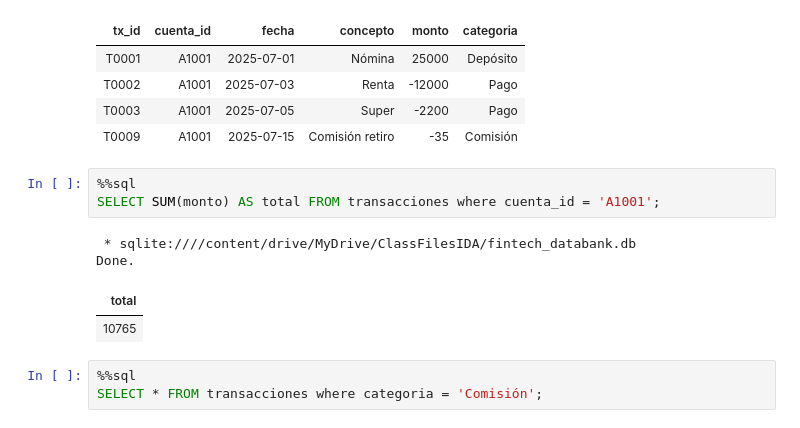
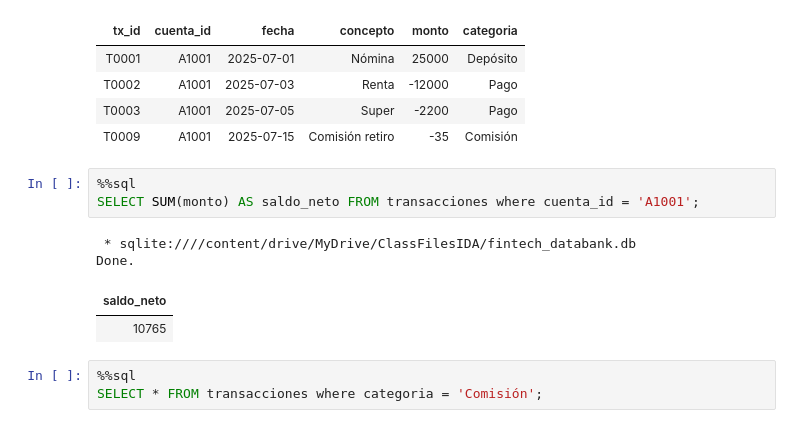
Before and after one commit to MaggieHDez/ClassFiles, a Jupyter notebook: Practica_SQL_Fintech_Vacio_DML.ipynb, the cells around one changed output. Drawn from its saved outputs; the diff is of its cells as text.

```diff
--- a/Practica_SQL_Fintech_Vacio_DML.ipynb
+++ b/Practica_SQL_Fintech_Vacio_DML.ipynb
@@ -140,11 +137,11 @@ Done.
 | T0009 | A1001 | 2025-07-15 | Comisión retiro | -35 | Comisión |
 # %%
 %%sql
-SELECT SUM(monto) AS total FROM transacciones where cuenta_id = 'A1001';
+SELECT SUM(monto) AS saldo_neto FROM transacciones where cuenta_id = 'A1001';
 # %% [output]
  * sqlite:////content/drive/MyDrive/ClassFilesIDA/fintech_databank.db
 Done.
-| total |
+| saldo_neto |
 | 10765 |
 # %%
 %%sql
```
Also changed, not shown: parts of 1 cell of this notebook.
